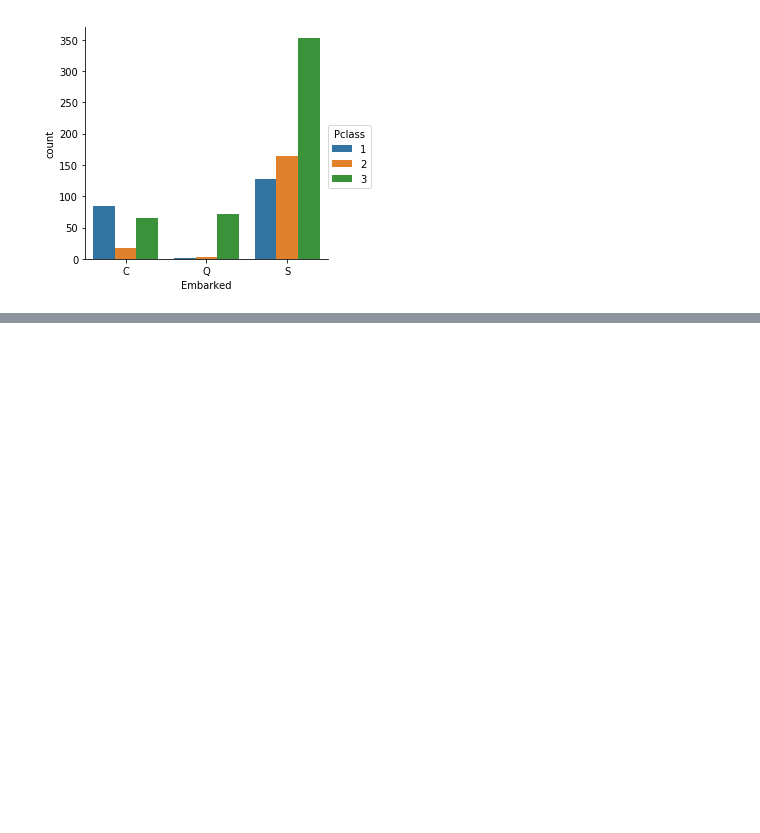
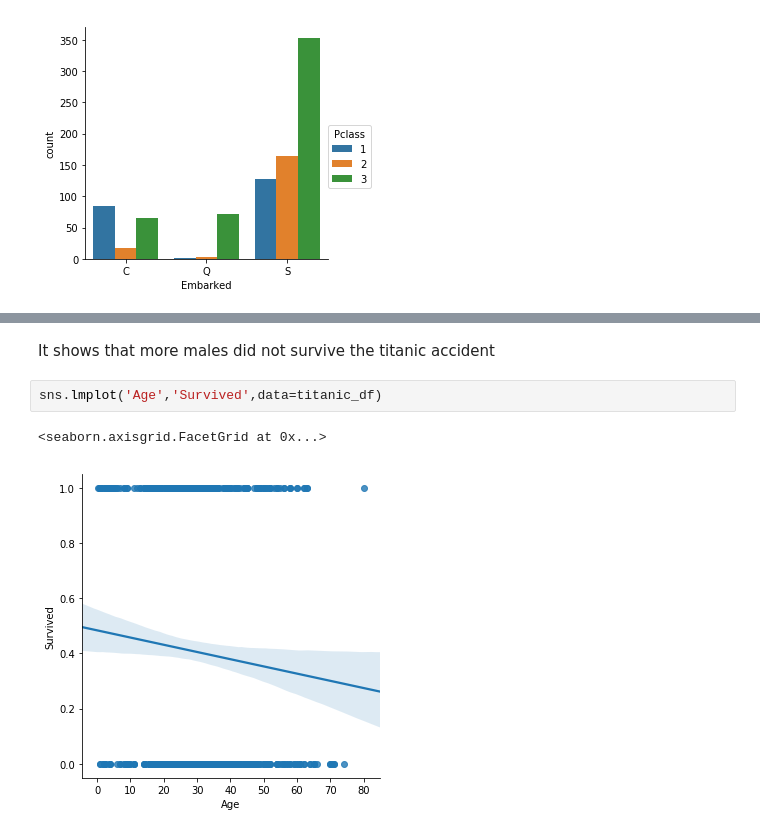
Before and after one commit to hoangrandy/Titanic-Machine-Learning-from-Disaster, a Jupyter notebook: titanic_analysis.ipynb, the cells around one changed output, grey strips where cells are left out. Drawn from its saved outputs; the diff is of its cells as text; blank space fills up the shorter version.

```diff
--- a/titanic_analysis.ipynb
+++ b/titanic_analysis.ipynb
@@ -214,0 +289,7 @@ sns.factorplot('Embarked',data=titanic_df,hue='Pclass', kind = "count", order=['
+# %% [markdown]
+It shows that more males did not survive the titanic accident
+# %%
+sns.lmplot('Age','Survived',data=titanic_df)
+# %% [output]
+<seaborn.axisgrid.FacetGrid at 0x...>
+[figure, added]
```
Also changed, not shown: parts of 17 cells of this notebook.
